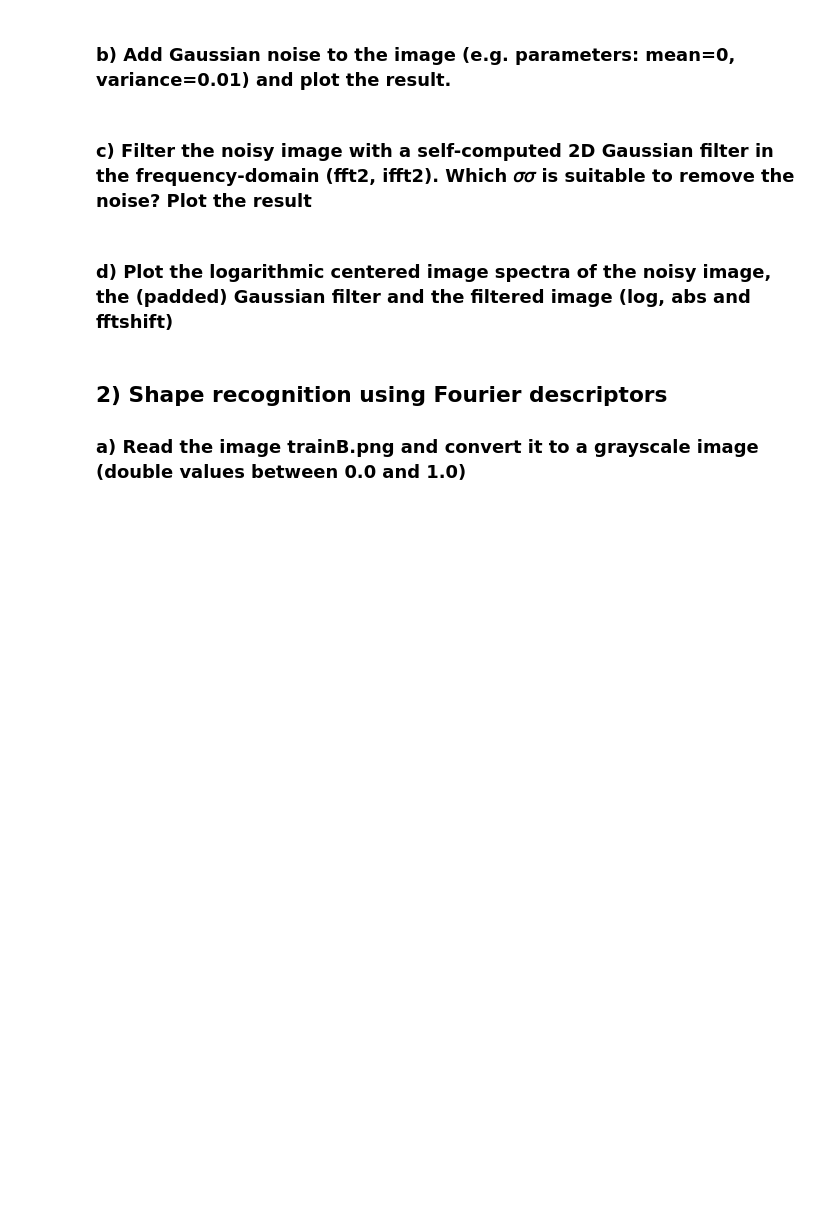
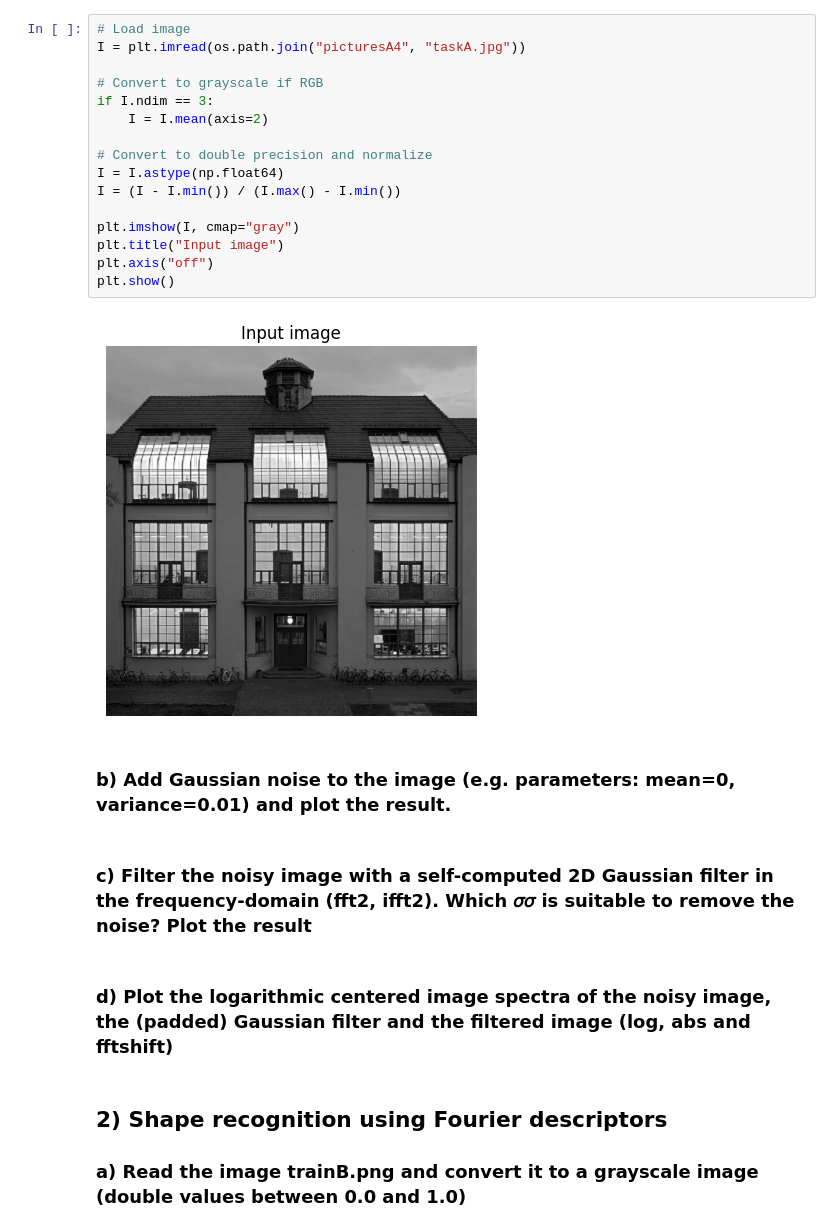
Before and after one commit to DerIltis/IAOR_SS26, a Jupyter notebook: src/Assignment4.ipynb, the cells around one changed output. Drawn from its saved outputs; the diff is of its cells as text; blank space fills up the shorter version.

Commit message:
Image Visualization (1a, 2a)

```diff
--- a/src/Assignment4.ipynb
+++ b/src/Assignment4.ipynb
@@ -5,3 +12,21 @@
+# %%
+# Load image
+I = plt.imread(os.path.join("picturesA4", "taskA.jpg"))
+
+# Convert to grayscale if RGB
+if I.ndim == 3:
+    I = I.mean(axis=2)
+
+# Convert to double precision and normalize
+I = I.astype(np.float64)
+I = (I - I.min()) / (I.max() - I.min())
+
+plt.imshow(I, cmap="gray")
+plt.title("Input image")
+plt.axis("off")
+plt.show()
+# %% [output]
+[figure, added]
 # %% [markdown]
 ### b) Add Gaussian noise to the image (e.g. parameters: mean=0, variance=0.01) and plot the result.
 # %% [markdown]
```
Also changed, not shown: parts of 5 cells of this notebook.
